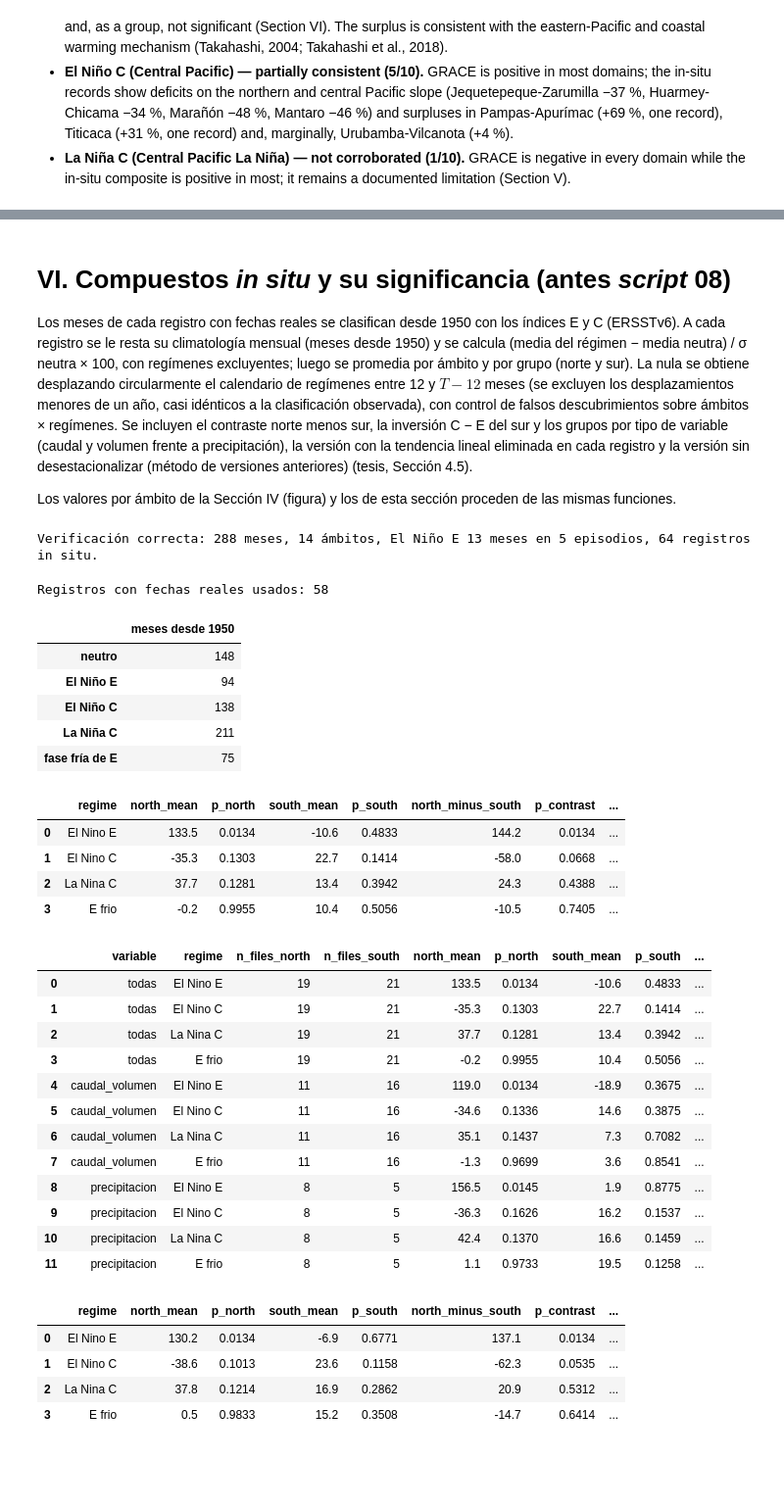
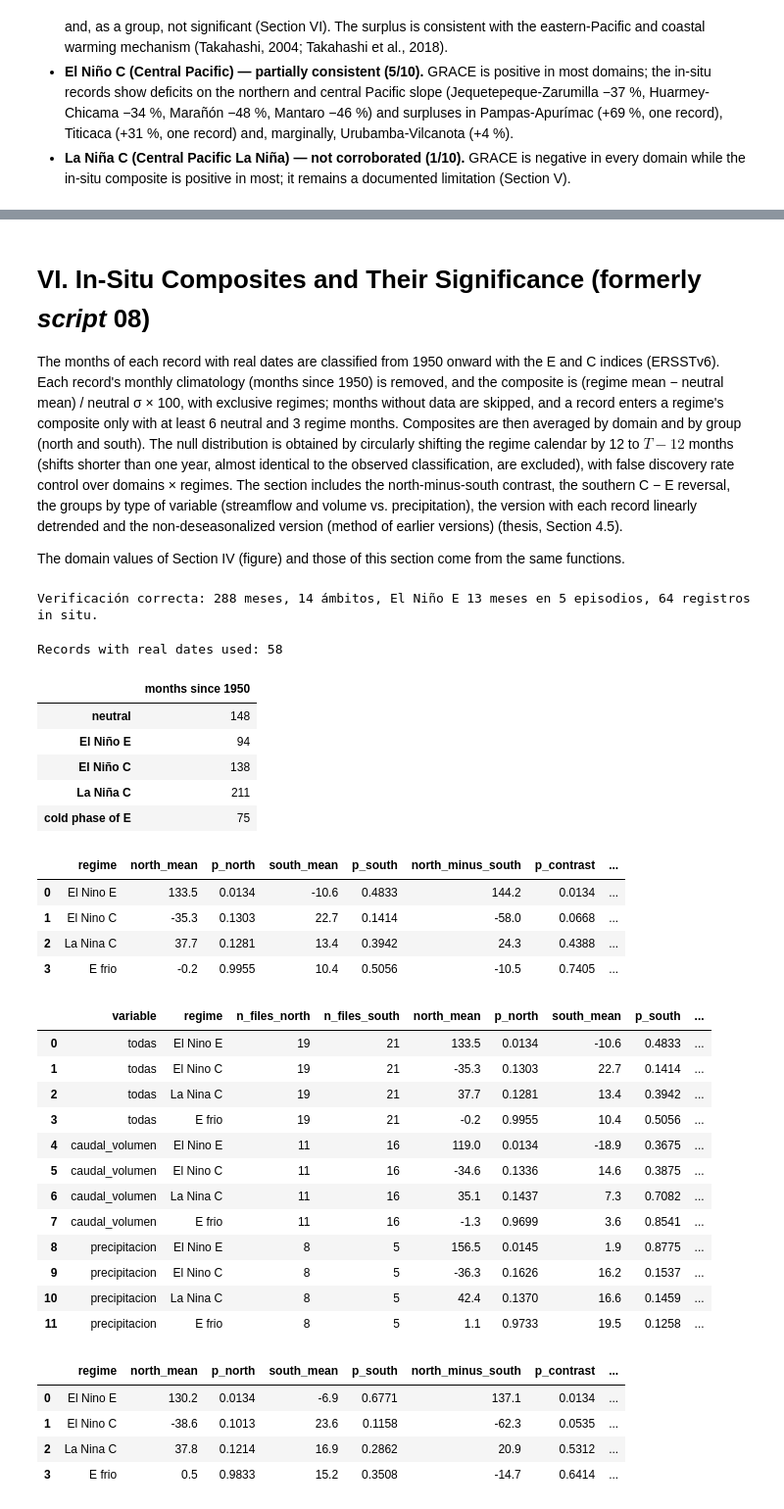
Before and after one commit to jnolorbe/hydrology-peru, a Jupyter notebook: notebooks/04_insitu_validation_seasonality_and_enso_regimes.ipynb, the cells around one changed output, grey strips where cells are left out. Shown at 98% size. Saved outputs shown, nothing was run; the diff lists cells and outputs as text; code cells hidden in the pictures; blank space fills up the shorter version.

```diff
--- a/notebooks/04_insitu_validation_seasonality_and_enso_dipole.ipynb
+++ b/notebooks/04_insitu_validation_seasonality_and_enso_regimes.ipynb
@@ -942,17 +942,18 @@ documented in `data/insitu/readme.md` and `data/insitu/insitu_index.csv`. The mo
 classification). Re-running this notebook end-to-end (Section II onward) from a fresh clone of
 this repository reproduces every table and figure above without any manual intervention.
 # %% [markdown]
-# VI. Compuestos *in situ* y su significancia (antes *script* 08)
+# VI. In-Situ Composites and Their Significance (formerly *script* 08)
 
-Los meses de cada registro con fechas reales se clasifican desde 1950 con los índices E y C (ERSSTv6). A cada
-registro se le resta su climatología mensual (meses desde 1950) y se calcula (media del régimen − media neutra)
-/ σ neutra × 100, con regímenes excluyentes; luego se promedia por ámbito y por
-grupo (norte y sur). La nula se obtiene desplazando circularmente el calendario de regímenes entre 12 y $T-12$
-meses (se excluyen los desplazamientos menores de un año, casi idénticos a la clasificación observada), con
-control de falsos descubrimientos sobre ámbitos × regímenes. Se incluyen el contraste norte menos sur, la
-inversión C − E del sur y los grupos por tipo de variable (caudal y volumen frente a precipitación), la
-versión con la tendencia lineal eliminada en cada registro y la versión sin desestacionalizar (método de
-versiones anteriores) (tesis, Sección 4.5).
+The months of each record with real dates are classified from 1950 onward with the E and C indices (ERSSTv6).
+Each record's monthly climatology (months since 1950) is removed, and the composite is (regime mean − neutral
+mean) / neutral σ × 100, with exclusive regimes; months without data are skipped, and a record enters a regime's
+composite only with at least 6 neutral and 3 regime months. Composites are then averaged by domain and by group
+(north and south). The null distribution is obtained by circularly shifting the regime calendar by 12 to $T-12$
+months (shifts shorter than one year, almost identical to the observed classification, are excluded), with false
+discovery rate control over domains × regimes. The section includes the north-minus-south contrast, the
+southern C − E reversal, the groups by type of variable (streamflow and volume vs. precipitation), the version
+with each record linearly detrended and the non-deseasonalized version (method of earlier versions) (thesis,
+Section 4.5).
 
-Los valores por ámbito de la Sección IV (figura) y los de esta sección proceden de las mismas funciones.
+The domain values of Section IV (figure) and those of this section come from the same functions.
 # %%
@@ -968,26 +969,26 @@ verificar(REPO_NAME)
 # %% [output]
 Verificación correcta: 288 meses, 14 ámbitos, El Niño E 13 meses en 5 episodios, 64 registros in situ.
 # %%
-# ── 6.1. Registros originales ──────────────────────────────────────────────────
+# ── 6.1. Original records ──────────────────────────────────────────────────────
 ins = compuestos_insitu(REPO_NAME)
-print('Registros con fechas reales usados:', ins['n_registros'])
+print('Records with real dates used:', ins['n_registros'])
 ins['dominios'].to_csv(os.path.join(DERIV, 'insitu_composite_domains.csv'), index=False)
 ins['grupos'].to_csv(os.path.join(DERIV, 'insitu_composite_groups.csv'), index=False)
 ins['por_variable'].to_csv(os.path.join(DERIV, 'insitu_composite_groups_by_variable.csv'), index=False)
 lab = ins['etiquetas']
-display(pd.Series({n: int((lab == k).sum()) for k, n in [(0, 'neutro'), (1, 'El Niño E'), (2, 'El Niño C'),
-                                                        (3, 'La Niña C'), (4, 'fase fría de E')]},
-                  name='meses desde 1950').to_frame())
+display(pd.Series({n: int((lab == k).sum()) for k, n in [(0, 'neutral'), (1, 'El Niño E'), (2, 'El Niño C'),
+                                                        (3, 'La Niña C'), (4, 'cold phase of E')]},
+                  name='months since 1950').to_frame())
 display(ins['grupos'])
 display(ins['por_variable'])
 # %% [output]
-Registros con fechas reales usados: 58
+Records with real dates used: 58
-|  | meses desde 1950 |
-| neutro | 148 |
+|  | months since 1950 |
+| neutral | 148 |
 | El Niño E | 94 |
 | El Niño C | 138 |
 | La Niña C | 211 |
-| fase fría de E | 75 |
+| cold phase of E | 75 |
 |  | regime | north_mean | p_north | south_mean | p_south | north_minus_south | p_contrast | ... |
 | 0 | El Nino E | 133.5 | 0.0134 | -10.6 | 0.4833 | 144.2 | 0.0134 | ... |
 | 1 | El Nino C | -35.3 | 0.1303 | 22.7 | 0.1414 | -58.0 | 0.0668 | ... |
```
Also changed, not shown: parts of 9 cells of this notebook, 8 other files.
